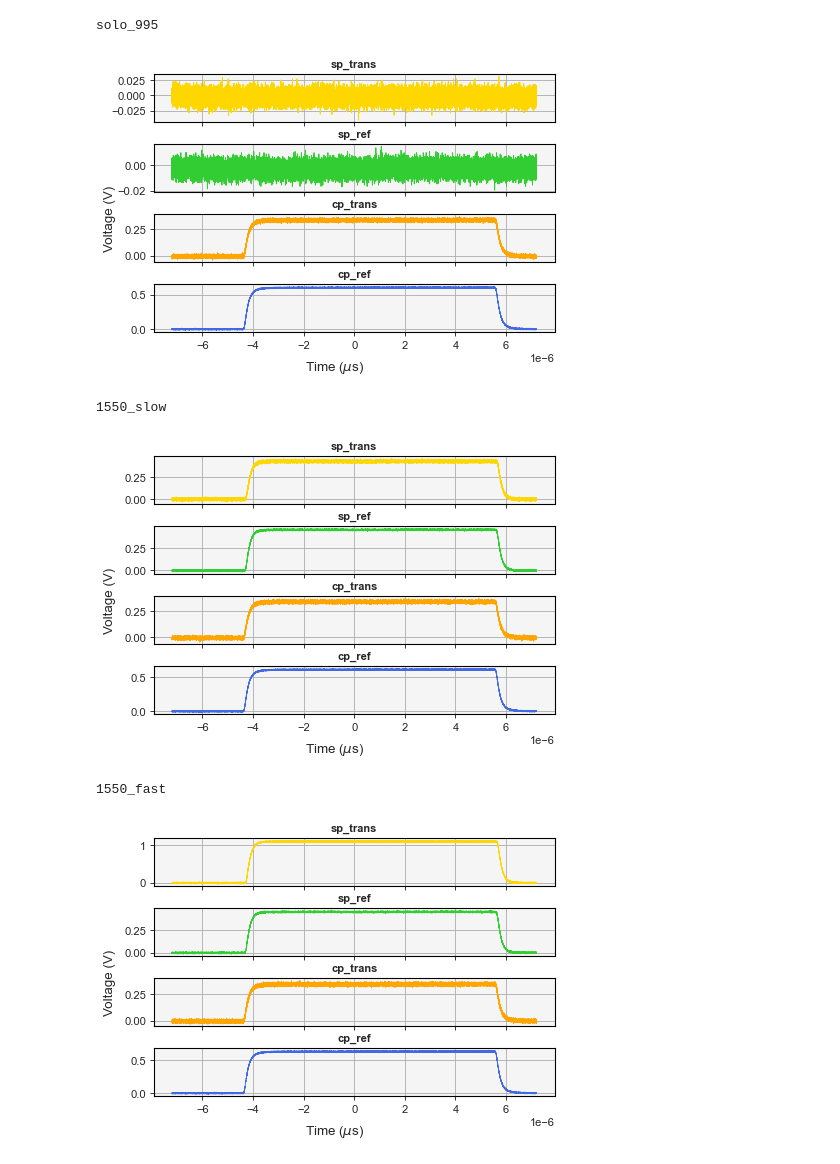
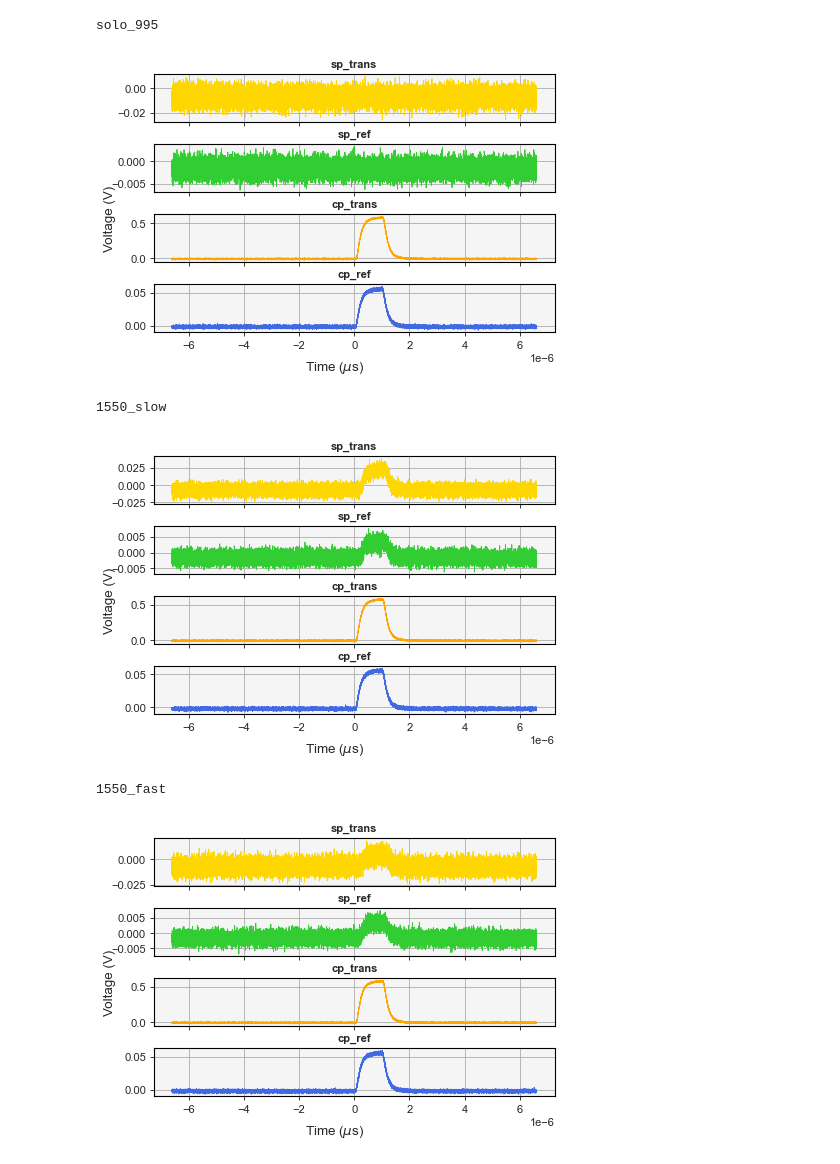
Before and after one commit to SMK-UK/TPA, a Jupyter notebook: main_new.ipynb, the cells around one changed output. Drawn from its saved outputs; the diff is of its cells as text; code cells hidden in the pictures.

```diff
--- a/main_new.ipynb
+++ b/main_new.ipynb
@@ -14,6 +14,8 @@ import os
 # %%
 # import config file dictionary
 config = config_file.config_params
+config['file'] = r'1us_1'
+config['root'] = r"C:\Users\sk88\Heriot-Watt University Team Dropbox\RES_EPS_Quantum_Photonics_Lab\Experiments\Current Experiments\BB Telecom QM\2024_PrYSO\TPA\0725_TPA\Resonant_5\LP"
 dir = os.path.join(config['root'], config['file'])
 # get indexes for data channels in the excel files
 di = config['data_indexes']
@@ -65,24 +67,24 @@ fig, ax = plot_scope(excel_sets[fol][0][:,di['time']], [excel_sets[fol][0][:,di[
 print(x)
 # %% [output]
 solo_995
-[figure, old version]
+[figure, new version]
 # %%
 # plot 1550 TPA (fast axis) data to check assignment
 name = folder_list[tpa_i['tpa_spf']]
 fol = fol_i[name]
-fig, ax = plot_scope(excel_sets[fol][0][di['time']], [excel_sets[fol][0][di['sp_trans']], excel_sets[fol][0][di['sp_ref']], excel_sets[fol][0][di['cp_trans']], excel_sets[fol][0][di['cp_ref']]], titles=labels, multi=True)
+fig, ax = plot_scope(excel_sets[fol][0][:,di['time']], [excel_sets[fol][0][:,di['sp_trans']], excel_sets[fol][0][:,di['sp_ref']], excel_sets[fol][0][:,di['cp_trans']], excel_sets[fol][0][:,di['cp_ref']]], titles=labels, multi=True)
 print(name)
 # %% [output]
 1550_slow
-[figure, old version]
+[figure, new version]
 # %%
 # plot 1550 TPA (slow axis) data to check assignment
 name = folder_list[tpa_i['tpa_sps']]
 fol = fol_i[name]
-fig, ax = plot_scope(excel_sets[fol][0][di['time']], [excel_sets[fol][0][di['sp_trans']], excel_sets[fol][0][di['sp_ref']], excel_sets[fol][0][di['cp_trans']], excel_sets[fol][0][di['cp_ref']]], titles=labels, multi=True)
+fig, ax = plot_scope(excel_sets[fol][0][:,di['time']], [excel_sets[fol][0][:,di['sp_trans']], excel_sets[fol][0][:,di['sp_ref']], excel_sets[fol][0][:,di['cp_trans']], excel_sets[fol][0][:,di['cp_ref']]], titles=labels, multi=True)
 print(name)
 # %% [output]
 1550_fast
-[figure, old version]
+[figure, new version]
 # %%
 # time step of scope timebase
```
Also changed, not shown: parts of 5 cells of this notebook, 3 other files.
